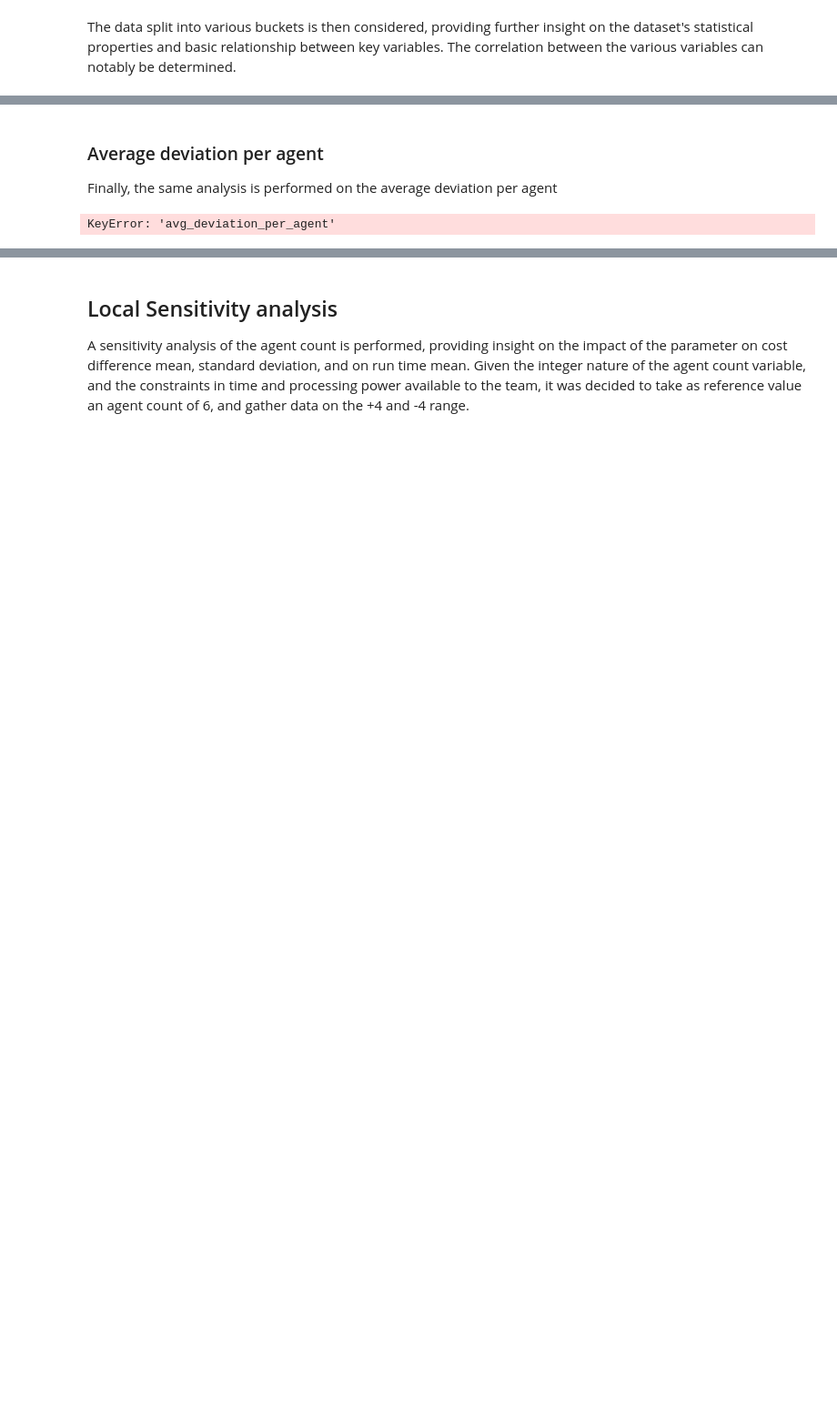
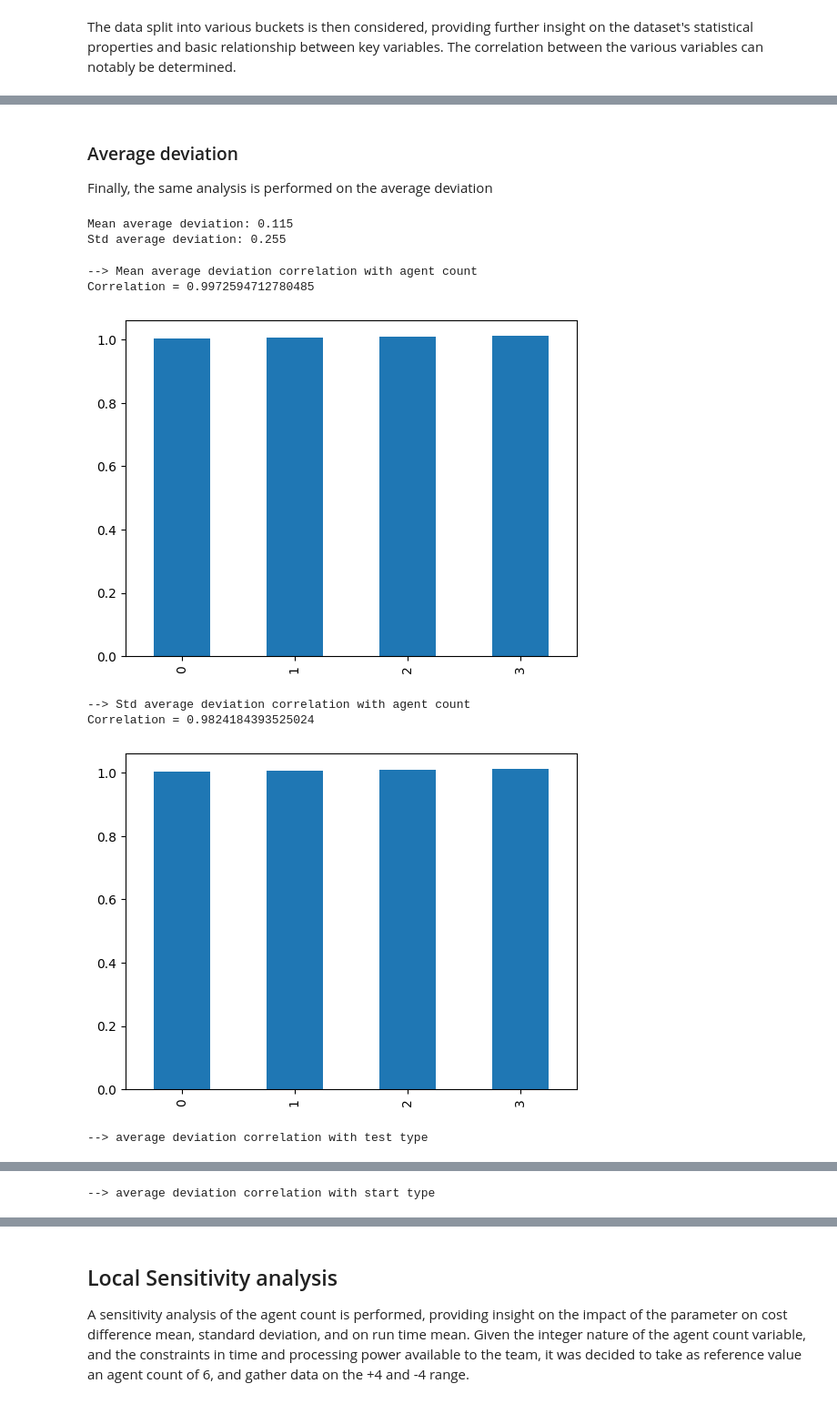
Before and after one commit to vguillet/ABM_assignment, a Jupyter notebook: Statistical_significance_analysis.ipynb, the cells around one changed output, grey strips where cells are left out. Shown at 91% size. Saved outputs shown, nothing was run; the diff lists cells and outputs as text; code cells hidden in the pictures; blank space fills up the shorter version.

Commit message:
updated stats analysis

```diff
--- a/Statistical_significance_analysis.ipynb
+++ b/Statistical_significance_analysis.ipynb
@@ -273,46 +285,55 @@ Correlation = 0.9913706359085878
 # %% [markdown]
-### Average deviation per agent
-Finally, the same analysis is performed on the average deviation per agent
+### Average deviation
+Finally, the same analysis is performed on the average deviation
 # %%
-# Mean average deviation per agent
-mean_average_deviation_per_agent = round(df['avg_deviation_per_agent'].mean(), 3)
-print(f'Mean average deviation per agent: {mean_cost_difference_per_agent}')
+# Mean average deviation
+mean_average_deviation_per_agent = round(df['avg_deviation'].mean(), 3)
+print(f'Mean average deviation: {mean_cost_difference_per_agent}')
 
-# Standard deviation of average deviation per agent
-std_average_deviation_per_agent = round(df['avg_deviation_per_agent'].std(), 3)
-print(f'Std average deviation per agent: {std_cost_diff_per_agent}')
+# Standard deviation of average deviation
+std_average_deviation_per_agent = round(df['avg_deviation'].std(), 3)
+print(f'Std average deviation: {std_cost_diff_per_agent}')
 # %% [output]
-KeyError: 'avg_deviation_per_agent'
+Mean average deviation: 0.115
+Std average deviation: 0.255
 # %%
 # --- Correlation with agent count
-print("--> Mean average deviation per agent correlation with agent count")
-# Solve for the correlation between the mean average deviation per agent and the agent count
-correlation_mean_avg_deviation_per_agent_and_agent_count = df_mean_by_agent_count['avg_deviation_per_agent'].corr(df_mean_by_agent_count['nb_agents'])
-print("Correlation =", correlation_mean_avg_deviation_per_agent_and_agent_count)
+print("--> Mean average deviation correlation with agent count")
+# Solve for the correlation between the mean average deviation and the agent count
+correlation_mean_avg_deviation_and_agent_count = df_mean_by_agent_count['avg_deviation'].corr(df_mean_by_agent_count['nb_agents'])
+print("Correlation =", correlation_mean_avg_deviation_and_agent_count)
 
 # Plot the mean per agent count
-df_mean_by_agent_count['avg_deviation_per_agent'].plot(kind='bar')
+df_mean_by_agent_count['avg_deviation'].plot(kind='bar')
 plt.show()
 
-print("--> Std average deviation per agent correlation with agent count")
-# Solve for the correlation between the std average deviation per agent and the agent count
-correlation_std_avg_deviation_per_agent_and_agent_count = df_std_by_agent_count['avg_deviation_per_agent'].corr(df_std_by_agent_count['nb_agents'])
-print("Correlation =", correlation_std_avg_deviation_per_agent_and_agent_count)
+print("--> Std average deviation correlation with agent count")
+# Solve for the correlation between the std average deviation and the agent count
+correlation_std_avg_deviation_and_agent_count = df_std_by_agent_count['avg_deviation'].corr(df_std_by_agent_count['nb_agents'])
+print("Correlation =", correlation_std_avg_deviation_and_agent_count)
 
 # Plot the mean per agent count
-df_mean_by_agent_count['avg_deviation_per_agent'].plot(kind='bar')
+df_mean_by_agent_count['avg_deviation'].plot(kind='bar')
 plt.show()
 
 # --- Correlation with test type
-print("--> Average deviation per agent correlation with test type")
+print("--> Average deviation mean by with test type (map type)")
 
 # Plot the mean per agent count
-df_mean_by_test_name['avg_deviation_per_agent'].plot(kind='bar')
+df_mean_by_test_name['avg_deviation'].plot(kind='bar')
 plt.show()
 
 # --- Correlation with start type
-print("--> Average deviation per agent correlation with start type")
+print("--> Average deviation mean by start type")
 
 # Plot the mean per agent count
-df_mean_by_test_name['avg_deviation_per_agent'].plot(kind='bar')
+df_mean_by_test_name['avg_deviation'].plot(kind='bar')
 plt.show()
+# %% [output]
+--> Mean average deviation correlation with agent count
+Correlation = 0.9972594712780485
+[figure, added]
+--> Std average deviation correlation with agent count
+Correlation = 0.9824184393525024
+[figure, added]
+--> average deviation correlation with test type
@@ -318,0 +341 @@ plt.show()
+--> average deviation correlation with start type
```
Also changed, not shown: parts of 12 cells of this notebook.
